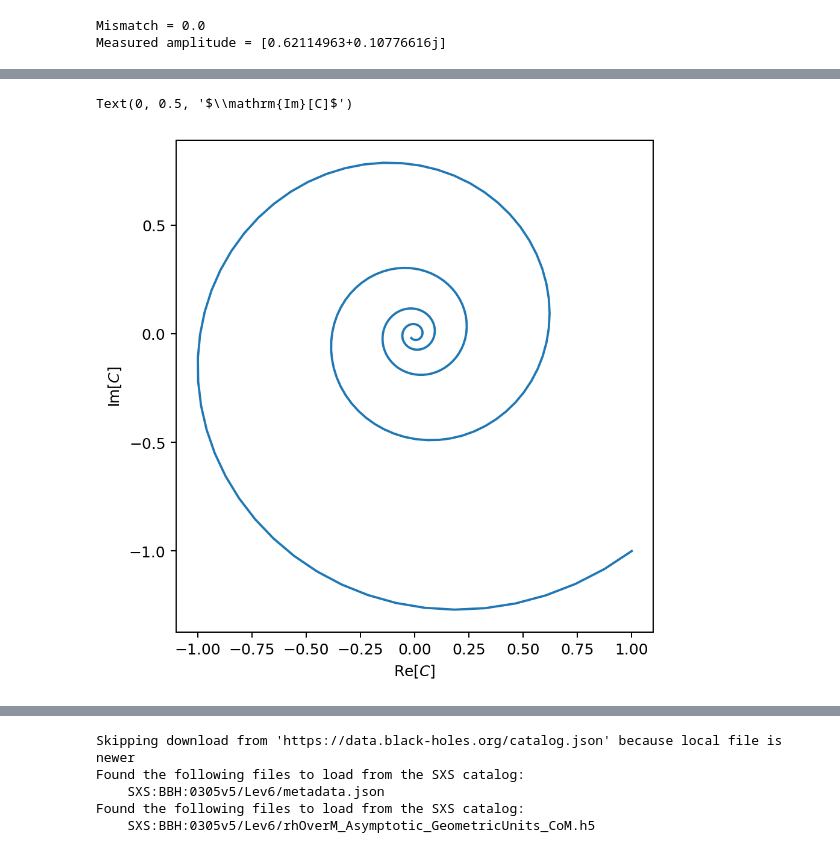
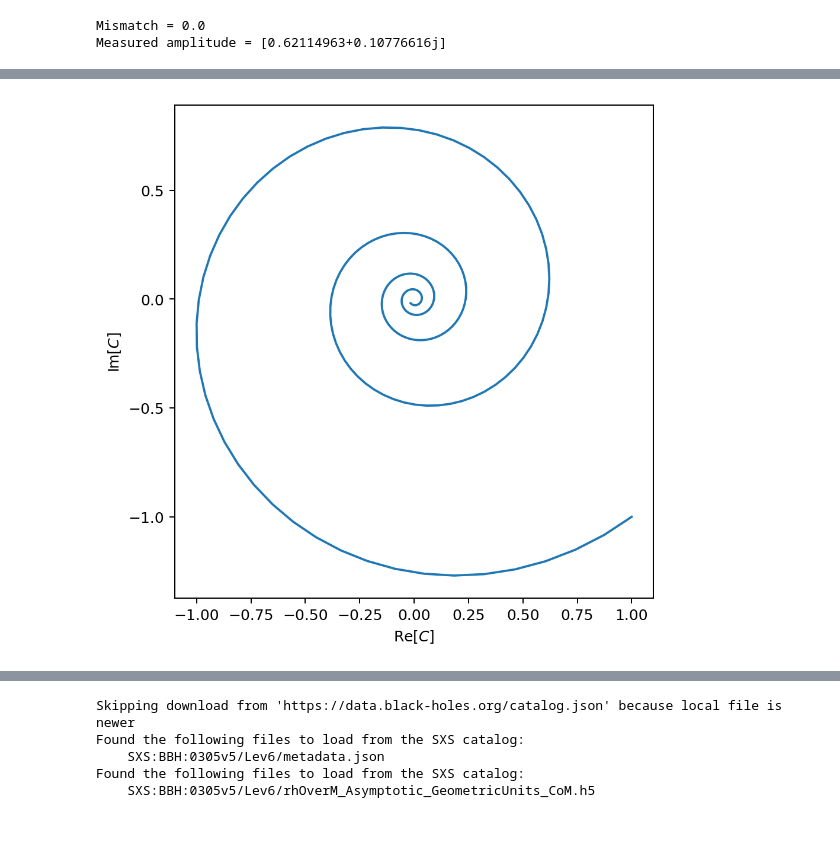
Before and after one commit to eliotfinch/qnmfits, a Jupyter notebook: examples/correcting_measured_amplitude.ipynb, the cells around one changed output, grey strips where cells are left out. Cells and saved outputs as stored; diff of their text form; code cells hidden in the pictures.

```diff
--- a/examples/correcting_measured_amplitude.ipynb
+++ b/examples/correcting_measured_amplitude.ipynb
@@ -98,14 +98,13 @@ _ = ax.legend()
 # %%
 # And in the complex plane the amplitude spirals - the measured phase is
 # always changing
 fig, ax = plt.subplots(figsize=(6,6), dpi=180)
 ax.set_aspect('equal')
 
 ax.plot(np.real(amp_array), np.imag(amp_array))
 
 ax.set_xlabel('$\mathrm{Re}[C]$')
-ax.set_ylabel('$\mathrm{Im}[C]$')
+_ = ax.set_ylabel('$\mathrm{Im}[C]$')
 # %% [output]
-Text(0, 0.5, '$\\mathrm{Im}[C]$')
-[figure, old version]
+[figure, new version]
 # %% [markdown]
```
Also changed, not shown: parts of 9 cells of this notebook.
